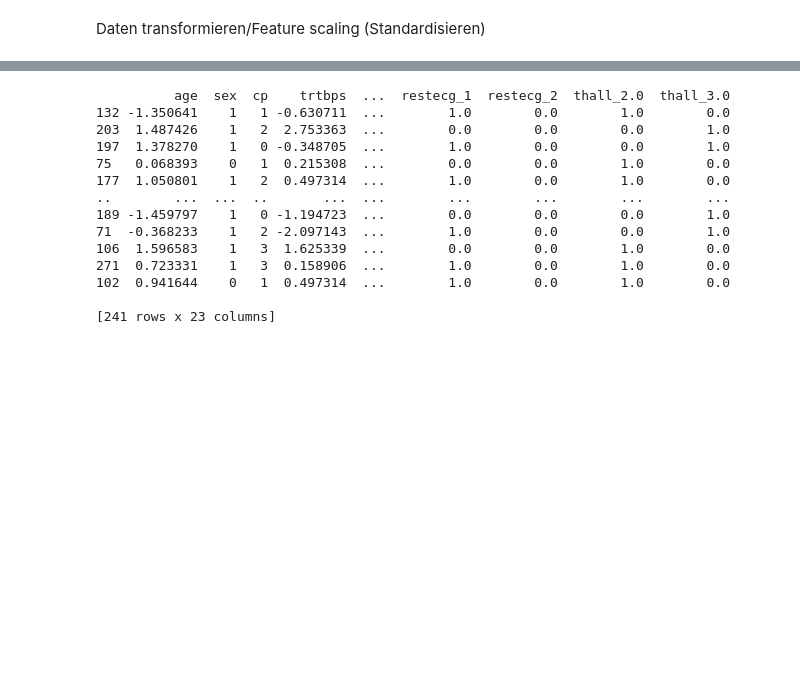
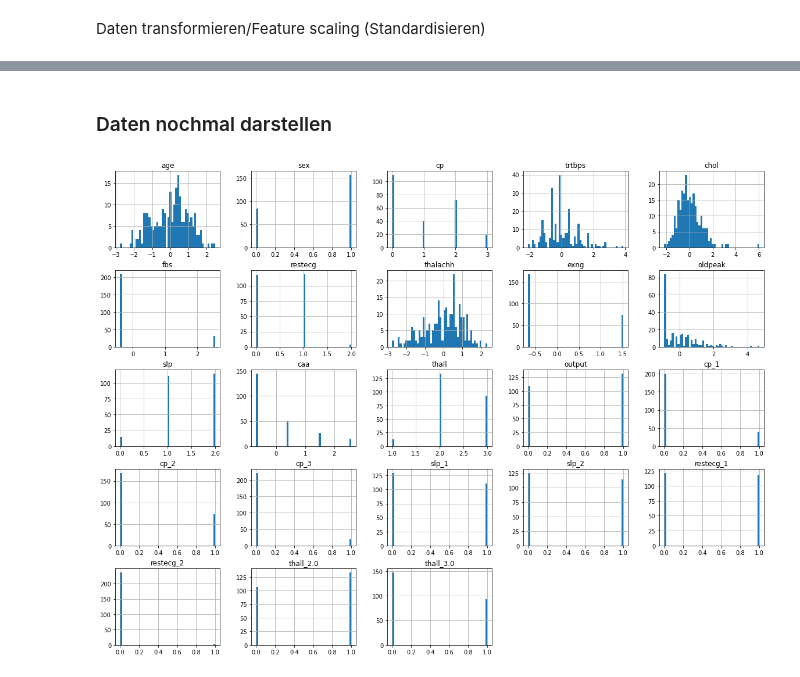
Before and after one commit to DeamonAmelie/heart, a Jupyter notebook: playwithdata.ipynb, the cells around one changed output, grey strips where cells are left out. Drawn from its saved outputs; the diff is of its cells as text; code cells hidden in the pictures; blank space fills up the shorter version.

```diff
--- a/playwithdata.ipynb
+++ b/playwithdata.ipynb
@@ -326,20 +323,10 @@ Try using .loc[row_indexer,col_indexer] = value instead
 
 See the caveats in the documentation: https://pandas.pydata.org/pandas-docs/stable/user_guide/indexing.html#returning-a-view-versus-a-copy
   isetter(loc, value[:, i].tolist())
-# %%
-print(heart_train)
-# %% [output]
-          age  sex  cp    trtbps  ...  restecg_1  restecg_2  thall_2.0  thall_3.0
-132 -1.350641    1   1 -0.630711  ...        1.0        0.0        1.0        0.0
-203  1.487426    1   2  2.753363  ...        0.0        0.0        0.0        1.0
-197  1.378270    1   0 -0.348705  ...        1.0        0.0        0.0        1.0
-75   0.068393    0   1  0.215308  ...        0.0        0.0        1.0        0.0
-177  1.050801    1   2  0.497314  ...        1.0        0.0        1.0        0.0
-..        ...  ...  ..       ...  ...        ...        ...        ...        ...
-189 -1.459797    1   0 -1.194723  ...        0.0        0.0        0.0        1.0
-71  -0.368233    1   2 -2.097143  ...        1.0        0.0        0.0        1.0
-106  1.596583    1   3  1.625339  ...        0.0        0.0        1.0        0.0
-271  0.723331    1   3  0.158906  ...        1.0        0.0        1.0        0.0
-102  0.941644    0   1  0.497314  ...        1.0        0.0        1.0        0.0
-
-[241 rows x 23 columns]
+# %% [markdown]
+### Daten nochmal darstellen
+# %%
+heart_train.hist(bins = 50, figsize=(20,15))
+plt.show()
+# %% [output]
+[figure, added]
```
Also changed, not shown: parts of 12 cells of this notebook.
